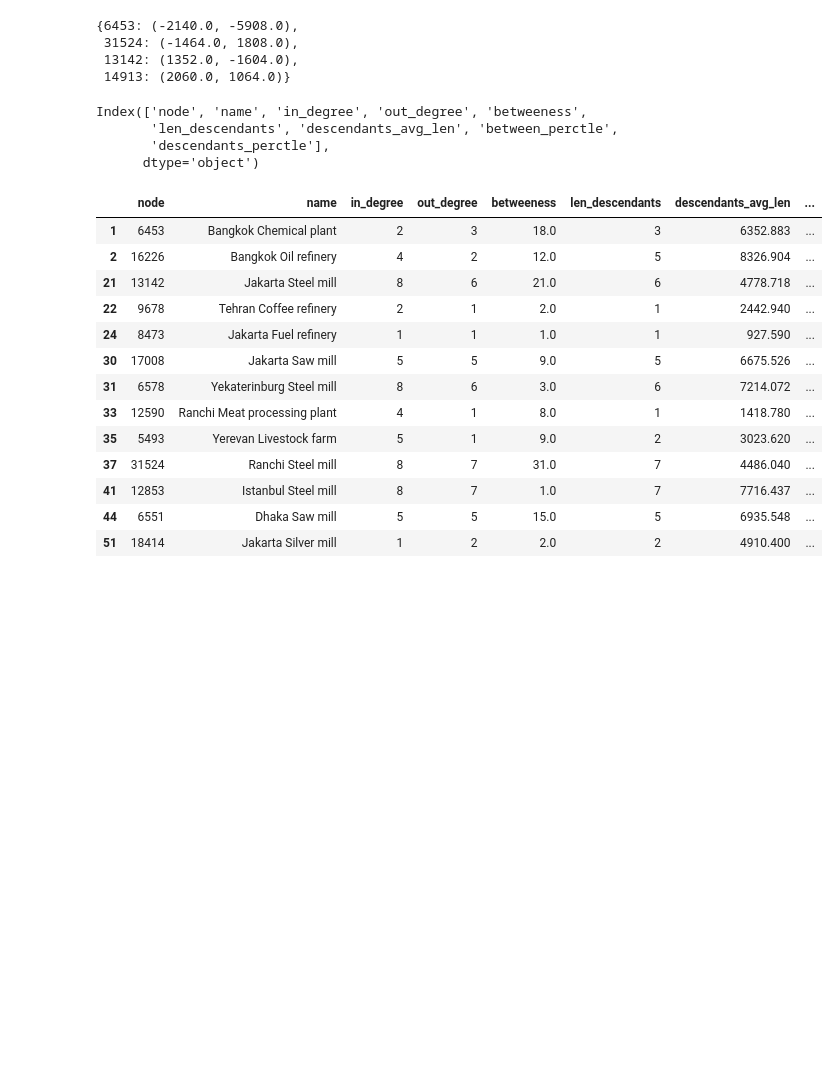
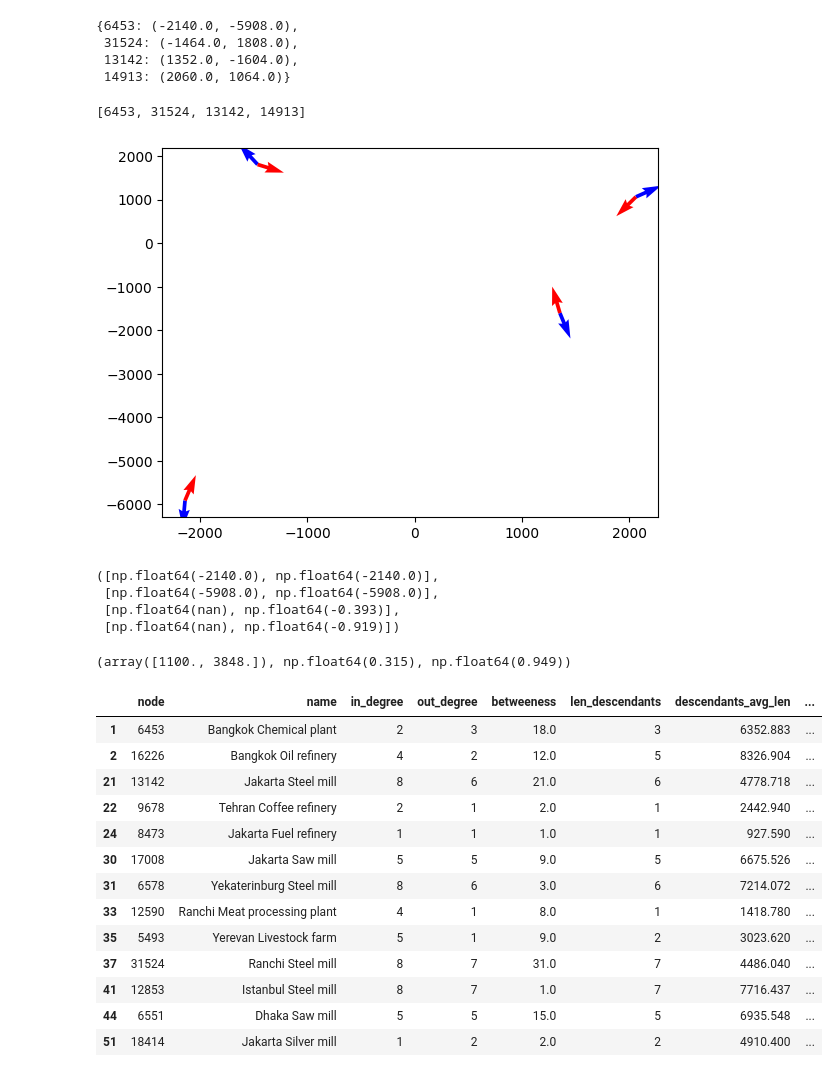
Before and after one commit to peppy-senpai/TransportFever2, a Jupyter notebook: Code/analysis/freight_analysis.ipynb, the cells around one changed output. Cells and saved outputs as stored; diff of their text form; code cells hidden in the pictures; blank space fills up the shorter version.

```diff
--- a/Code/analysis/freight_analysis.ipynb
+++ b/Code/analysis/freight_analysis.ipynb
@@ -116,10 +116,47 @@ pos
  31524: (-1464.0, 1808.0),
  13142: (1352.0, -1604.0),
  14913: (2060.0, 1064.0)}
-# %%
-node_df.columns
-# %% [output]
-Index(['node', 'name', 'in_degree', 'out_degree', 'betweeness',
-       'len_descendants', 'descendants_avg_len', 'between_perctle',
-       'descendants_perctle'],
-      dtype='object')
+# %%
+lst
+# %% [output]
+[6453, 31524, 13142, 14913]
+# %%
+
+for test_node in lst:
+    ivx, ivy = [], []
+    up = np.array([G.nodes[test_node]['x'], G.nodes[test_node]['y']])
+    for v, u in G.in_edges(test_node):
+        ivx.append(G.nodes[v]['x'])
+        ivy.append(G.nodes[v]['y'])
+
+    vp = np.array([np.mean(ivx).item(), np.mean(ivy).item()])
+
+    ixv = round((up[0]-vp[0])/np.linalg.norm(up-vp), 3)
+    iyv = round((up[1]-vp[1])/np.linalg.norm(up-vp), 3)
+
+    ovx, ovy = [], []
+    for u, v in G.out_edges(test_node):
+        ovx.append(G.nodes[v]['x'])
+        ovy.append(G.nodes[v]['y'])
+
+    vp = np.array([np.mean(ovx).item(), np.mean(ovy).item()])
+
+    oxv = round((vp[0]-up[0])/np.linalg.norm(up-vp), 3)
+    oyv = round((vp[1]-up[1])/np.linalg.norm(up-vp), 3)
+
+
+    X = [up[0],up[0]]
+    Y = [up[1],up[1]]
+    U = [ixv, oxv]
+    V = [iyv, oyv]
+    plt.quiver(X[0], Y[0], U[0], V[0], color='blue') # input
+    plt.quiver(X[1], Y[1], U[1], V[1], color='red') # output
+# %% [output]
+[figure, added]
+# %%
+X, Y, U, V
+# %% [output]
+([np.float64(-2140.0), np.float64(-2140.0)],
+ [np.float64(-5908.0), np.float64(-5908.0)],
+ [np.float64(nan), np.float64(-0.393)],
+ [np.float64(nan), np.float64(-0.919)])
@@ -126,3 +167,7 @@ Index(['node', 'name', 'in_degree', 'out_degree', 'betweeness',
+# %%
+up, xv, yv
+# %% [output]
+(array([1100., 3848.]), np.float64(0.315), np.float64(0.949))
 # %%
 node_df
 # %% [output]
```
Also changed, not shown: parts of 2 cells of this notebook.
